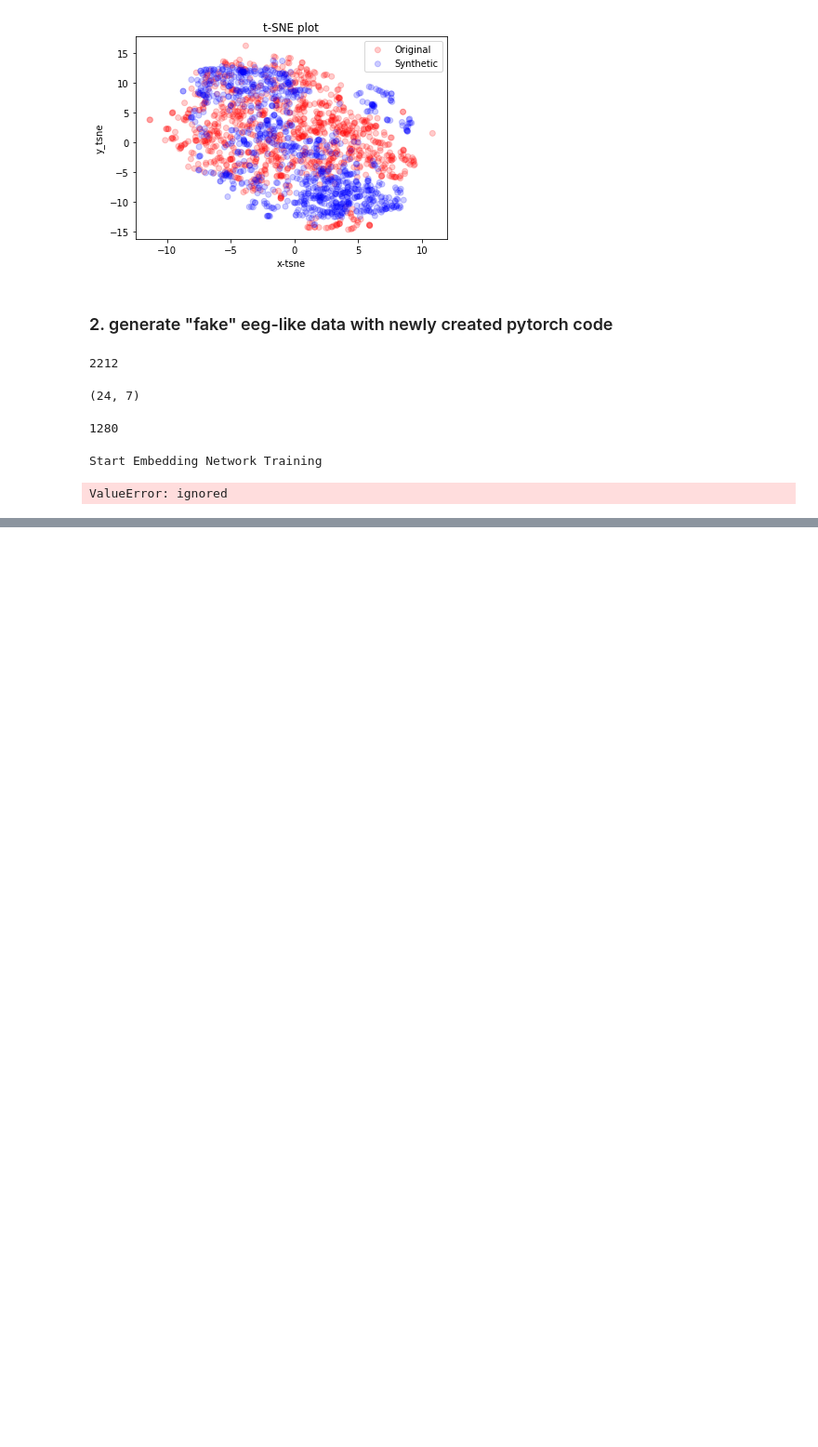
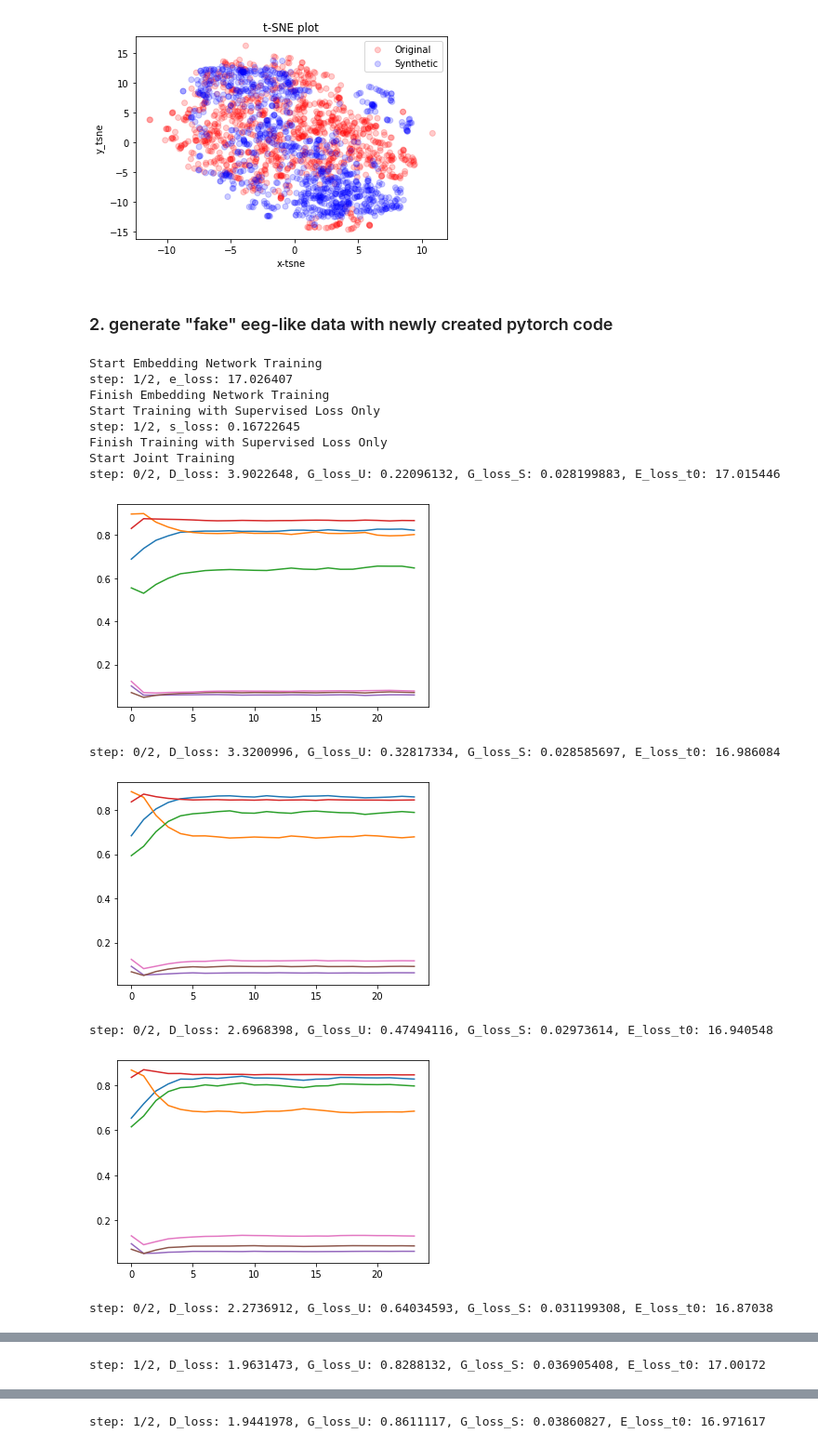
Before and after one commit to benearnthof/TimeGAN, a Jupyter notebook: EEG_data_(real_dataset).ipynb, the cells around one changed output, grey strips where cells are left out. Shown at 93% size. Saved outputs shown, nothing was run; the diff lists cells and outputs as text; code cells hidden in the pictures; blank space fills up the shorter version.

```diff
--- a/EEG_data_(real_dataset).ipynb
+++ b/EEG_data_(real_dataset).ipynb
@@ -238,22 +238,24 @@ parameters['module'] = 'gru'
 parameters['hidden_dim'] = 40
 parameters['num_layers'] = 1
 parameters['iterations'] = 100
-parameters['batch_size'] = 128#553#128
+parameters['batch_size'] = 553#
 parameters['epoch'] = 2
+
+data = torch.Tensor(data)
-# %%
-len(data)
-# %% [output]
-2212
-# %%
-data[0].shape
-# %% [output]
-(24, 7)
-# %%
-len(data[0:1280])
-# %% [output]
-1280
 # %%
-Generator, Embedder, Supervisor, Recovery, Discriminator, checkpoints = TimeGAN(data[0:1280], parameters)
+Generator, Embedder, Supervisor, Recovery, Discriminator, checkpoints = TimeGAN(data, parameters)
 # %% [output]
 Start Embedding Network Training
+step: 1/2, e_loss: 17.026407
+Finish Embedding Network Training
+Start Training with Supervised Loss Only
+step: 1/2, s_loss: 0.16722645
+Finish Training with Supervised Loss Only
+Start Joint Training
+step: 0/2, D_loss: 3.9022648, G_loss_U: 0.22096132, G_loss_S: 0.028199883, E_loss_t0: 17.015446
+[figure, added]
-ValueError: ignored
+step: 0/2, D_loss: 3.3200996, G_loss_U: 0.32817334, G_loss_S: 0.028585697, E_loss_t0: 16.986084
+[figure, added]
+step: 0/2, D_loss: 2.6968398, G_loss_U: 0.47494116, G_loss_S: 0.02973614, E_loss_t0: 16.940548
+[figure, added]
+step: 0/2, D_loss: 2.2736912, G_loss_U: 0.64034593, G_loss_S: 0.031199308, E_loss_t0: 16.87038
@@ -259,0 +263 @@ ValueError: ignored
+step: 1/2, D_loss: 1.9631473, G_loss_U: 0.8288132, G_loss_S: 0.036905408, E_loss_t0: 17.00172
@@ -259,0 +265 @@ ValueError: ignored
+step: 1/2, D_loss: 1.9441978, G_loss_U: 0.8611117, G_loss_S: 0.03860827, E_loss_t0: 16.971617
```
Also changed, not shown: parts of 3 cells of this notebook.
